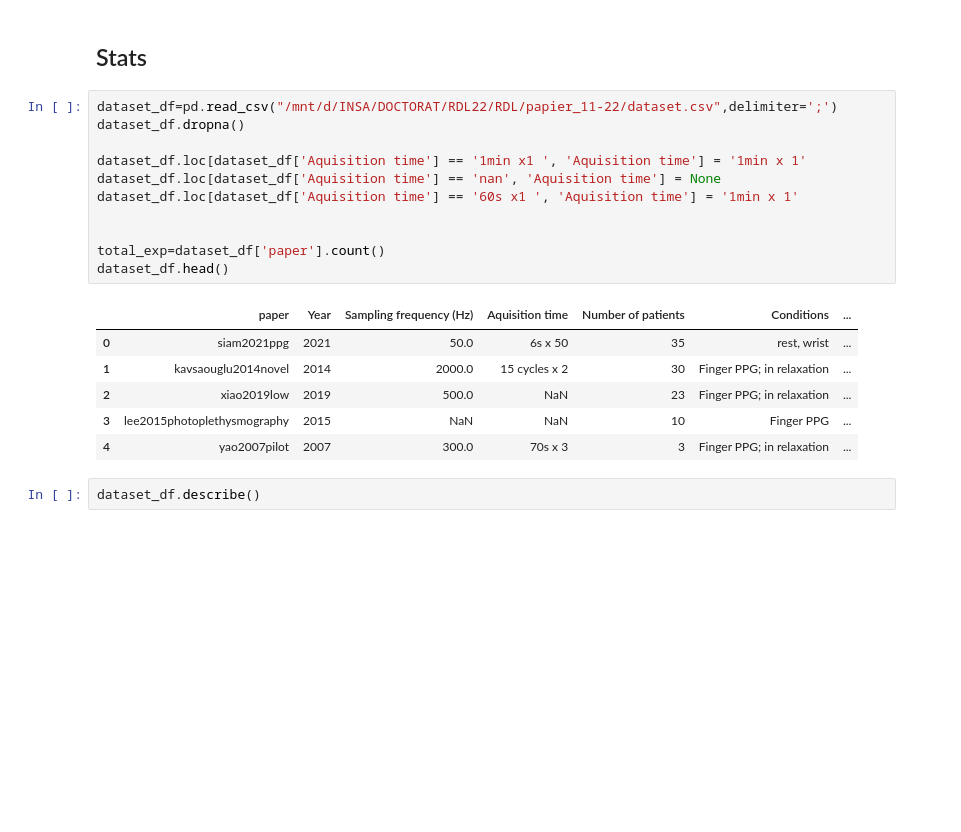
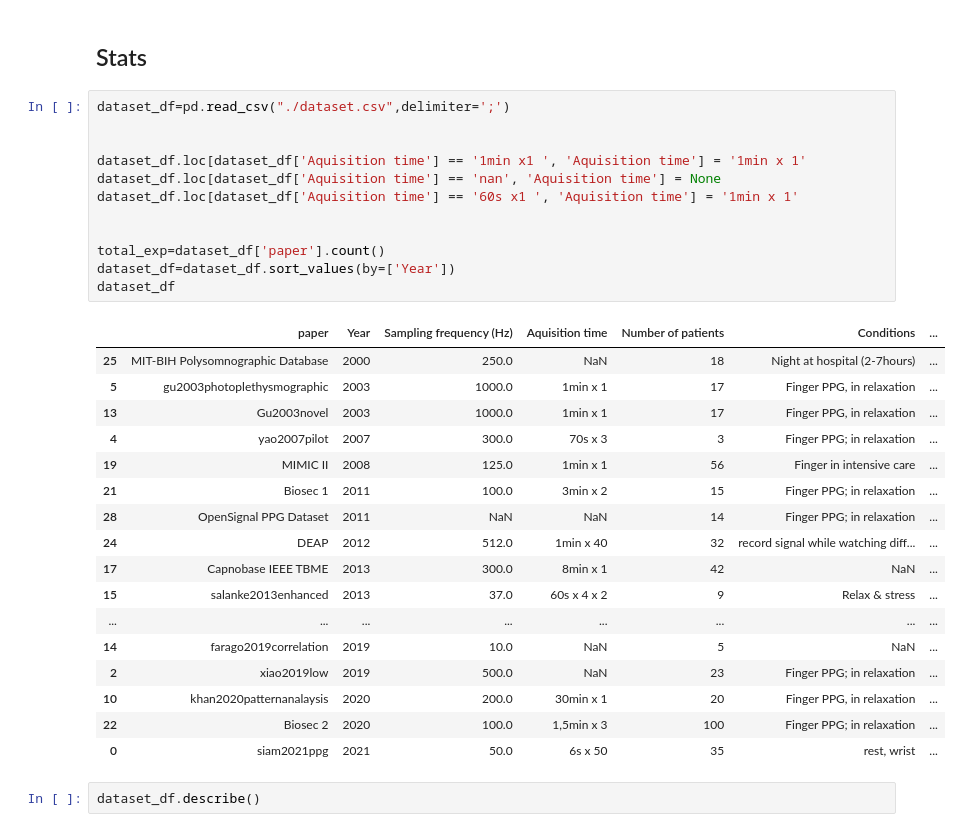
Before and after one commit to bvignau/PPG_SLR_dataset, a Jupyter notebook: dataset_stats.ipynb, the cells around one changed output. Drawn from its saved outputs; the diff is of its cells as text; blank space fills up the shorter version.

```diff
--- a/dataset_stats.ipynb
+++ b/dataset_stats.ipynb
@@ -29,23 +29,35 @@ random.shuffle(color_map)
 # %% [markdown]
 ## Stats
 # %%
-dataset_df=pd.read_csv("/mnt/d/INSA/DOCTORAT/RDL22/RDL/papier_11-22/dataset.csv",delimiter=';')
-dataset_df.dropna()
+dataset_df=pd.read_csv("./dataset.csv",delimiter=';')
+
 
 dataset_df.loc[dataset_df['Aquisition time'] == '1min x1 ', 'Aquisition time'] = '1min x 1'
 dataset_df.loc[dataset_df['Aquisition time'] == 'nan', 'Aquisition time'] = None
 dataset_df.loc[dataset_df['Aquisition time'] == '60s x1 ', 'Aquisition time'] = '1min x 1'
 
 
 total_exp=dataset_df['paper'].count()
-dataset_df.head()
+dataset_df=dataset_df.sort_values(by=['Year'])
+dataset_df
 # %% [output]
 |  | paper | Year | Sampling frequency (Hz) | Aquisition time | Number of patients | Conditions | ... |
+| 25 | MIT-BIH Polysomnographic Database | 2000 | 250.0 | NaN | 18 | Night at hospital (2-7hours) | ... |
+| 5 | gu2003photoplethysmographic | 2003 | 1000.0 | 1min x 1 | 17 | Finger PPG, in relaxation | ... |
+| 13 | Gu2003novel | 2003 | 1000.0 | 1min x 1 | 17 | Finger PPG, in relaxation | ... |
+| 4 | yao2007pilot | 2007 | 300.0 | 70s x 3 | 3 | Finger PPG; in relaxation | ... |
+| 19 | MIMIC II | 2008 | 125.0 | 1min x 1 | 56 | Finger in intensive care | ... |
+| 21 | Biosec 1 | 2011 | 100.0 | 3min x 2 | 15 | Finger PPG; in relaxation | ... |
+| 28 | OpenSignal PPG Dataset | 2011 | NaN | NaN | 14 | Finger PPG; in relaxation | ... |
+| 24 | DEAP | 2012 | 512.0 | 1min x 40 | 32 | record signal while watching diff... | ... |
+| 17 | Capnobase IEEE TBME | 2013 | 300.0 | 8min x 1 | 42 | NaN | ... |
+| 15 | salanke2013enhanced | 2013 | 37.0 | 60s x 4 x 2 | 9 | Relax & stress | ... |
+| ... | ... | ... | ... | ... | ... | ... | ... |
+| 14 | farago2019correlation | 2019 | 10.0 | NaN | 5 | NaN | ... |
+| 2 | xiao2019low | 2019 | 500.0 | NaN | 23 | Finger PPG; in relaxation | ... |
+| 10 | khan2020patternanalaysis | 2020 | 200.0 | 30min x 1 | 20 | Finger PPG, in relaxation | ... |
+| 22 | Biosec 2 | 2020 | 100.0 | 1,5min x 3 | 100 | Finger PPG; in relaxation | ... |
 | 0 | siam2021ppg | 2021 | 50.0 | 6s x 50 | 35 | rest, wrist | ... |
-| 1 | kavsaouglu2014novel | 2014 | 2000.0 | 15 cycles x 2 | 30 | Finger PPG; in relaxation | ... |
-| 2 | xiao2019low | 2019 | 500.0 | NaN | 23 | Finger PPG; in relaxation | ... |
-| 3 | lee2015photoplethysmography | 2015 | NaN | NaN | 10 | Finger PPG | ... |
-| 4 | yao2007pilot | 2007 | 300.0 | 70s x 3 | 3 | Finger PPG; in relaxation | ... |
 # %%
 dataset_df.describe()
 # %% [output]
```
Also changed, not shown: parts of 17 cells of this notebook, 2 other files.
